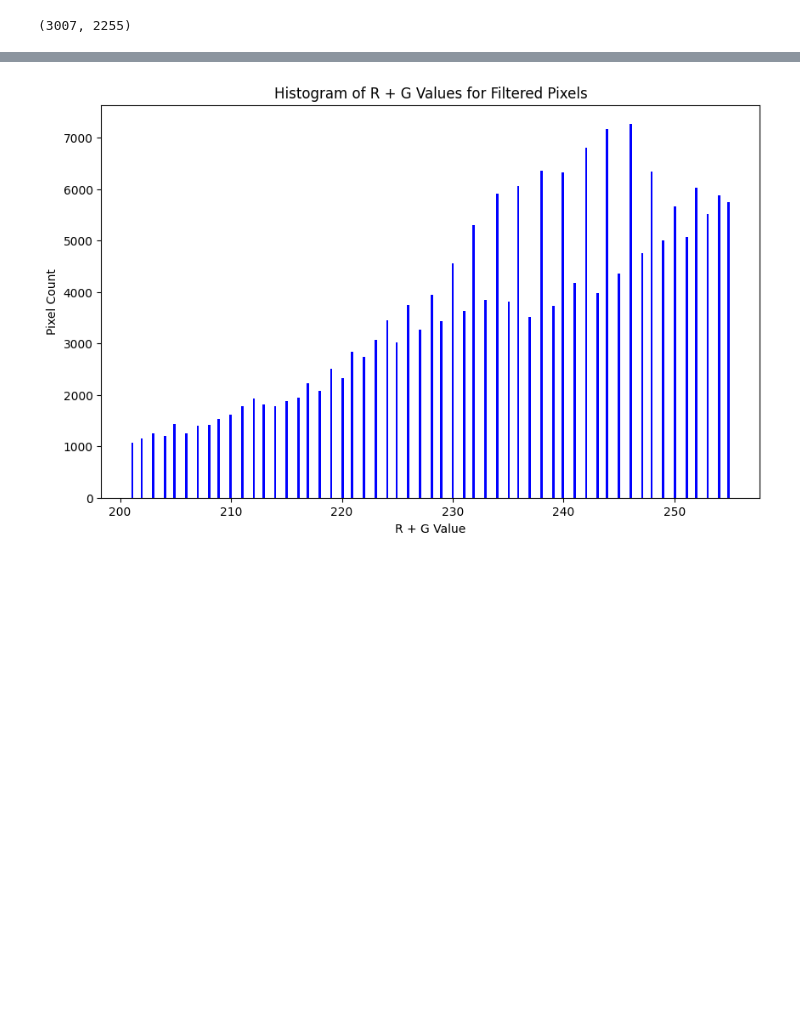
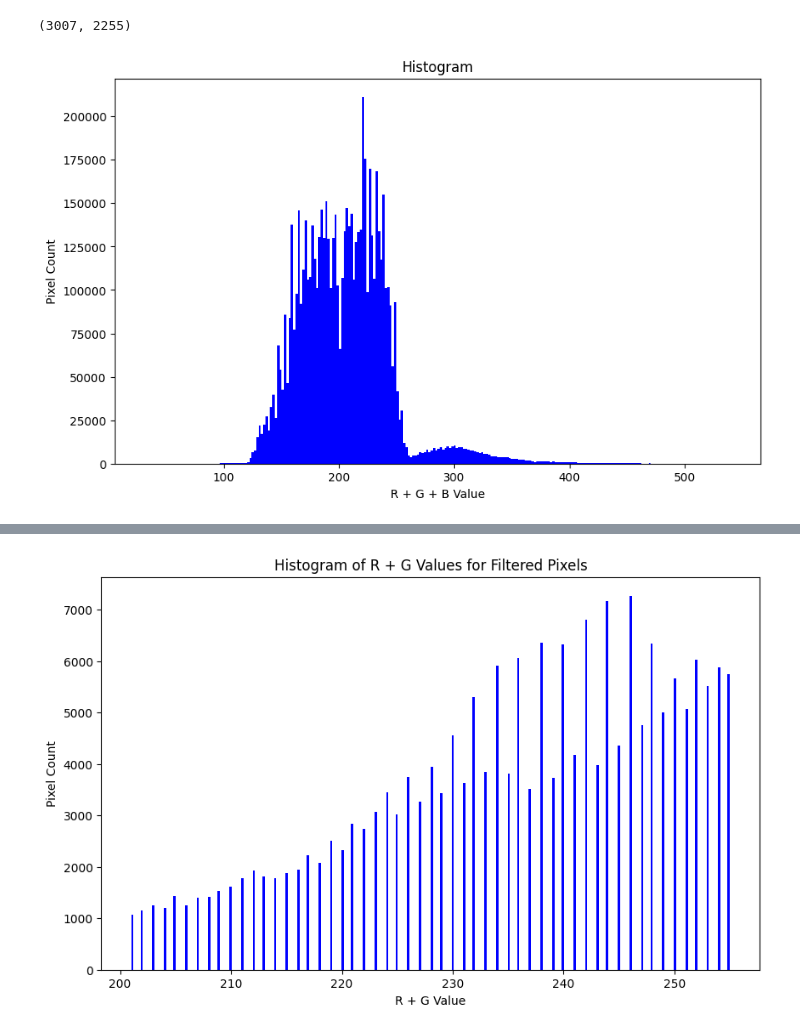
Before and after one commit to Monocyte572/project, a Jupyter notebook: project /Pixel_RGB/RGB.ipynb, the cells around one changed output, grey strips where cells are left out. Drawn from its saved outputs; the diff is of its cells as text; code cells hidden in the pictures; blank space fills up the shorter version.

```diff
--- a/project /Pixel_RGB/RGB.ipynb
+++ b/project /Pixel_RGB/RGB.ipynb
@@ -13,6 +13,32 @@ pix=np.array(im)
 print(im.size)
 # %% [output]
 (3007, 2255)
+# %%
+import numpy as np
+import matplotlib.pyplot as plt
+from PIL import Image
+import pandas as pd
+
+
+height, width = pix.shape[0], pix.shape[1]
+
+all_data = np.zeros((height, width, 3), dtype=np.uint8)
+
+for y in range(height):
+    for x in range(width):
+        r, g, b = pix[y][x]
+        all_data[y][x] = [r, g, b]
+
+
+rgb_sum = [pixel_info[0] + pixel_info[1] + pixel_info[2] for row in all_data for pixel_info in row]
+plt.figure(figsize=(10, 6))
+plt.hist(rgb_sum, bins=256, color='blue')
+plt.xlabel('R + G + B Value')
+plt.ylabel('Pixel Count')
+plt.title('Histogram')
+plt.show()
+# %% [output]
+[figure, added]
 # %%
 ## 픽셀 별 RGB 추출한 다음, 배경 제거
 rgb_values = []
```
Also changed, not shown: parts of 1 cell of this notebook.
